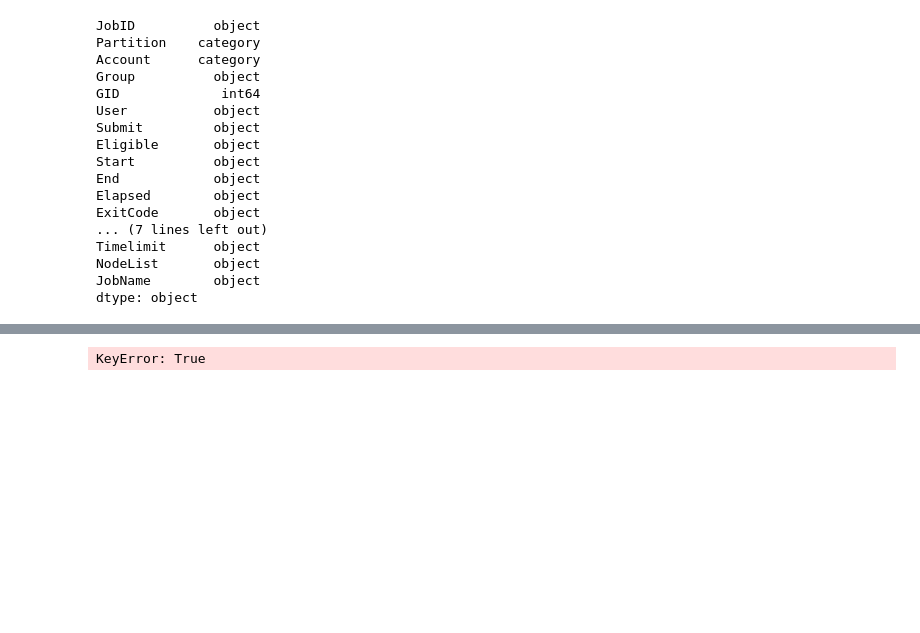
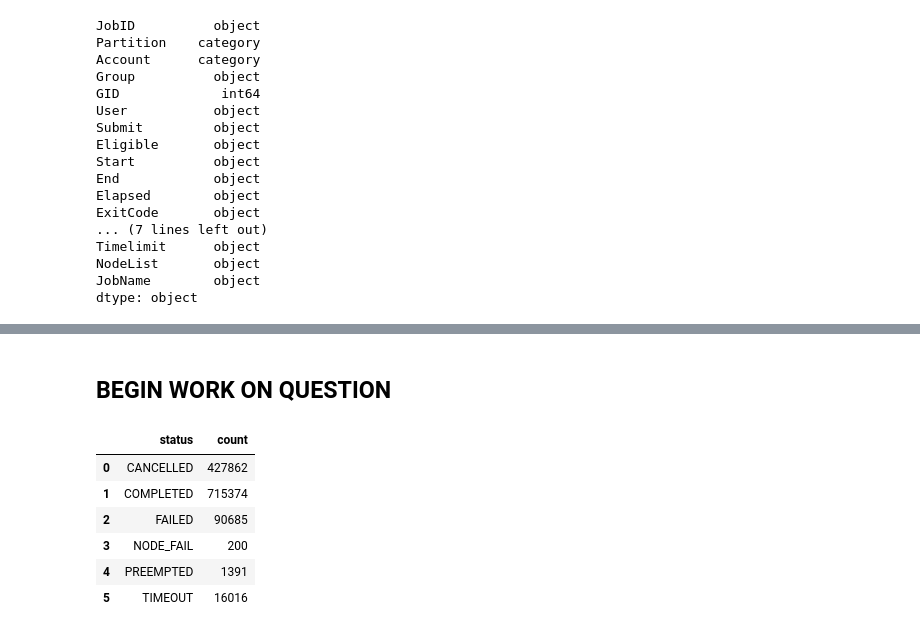
Before and after one commit to alexetalbott/data-question-2-accre-alex, a Jupyter notebook: accre_production.ipynb, the cells around one changed output, grey strips where cells are left out. Cells and saved outputs as stored; diff of their text form; code cells hidden in the pictures; blank space fills up the shorter version.

```diff
--- a/accre_production.ipynb
+++ b/accre_production.ipynb
@@ -133,11 +126,22 @@ Name: JobID, dtype: int64
 Name: Queue_Time, dtype: int64
-# %%
-#get list of state values ###WORKING HERE
-
-state_messages = accre.State.value_counts().to_frame().reset_index()
-state_messages = state_messages.rename({"index":"Status","State":"Count"},axis=1)
-condition1 = state_messages['Status' != 'COMPLETED']
-state_messages = state_messages[condition1]
-# %% [output]
-KeyError: True
+# %% [markdown]
+## BEGIN WORK ON QUESTION
+# %%
+#get count of status
+state_messages = accre.State.value_counts().to_frame().reset_index()
+state_messages.columns = ["status","count"]
+state_messages.head(20)
+
+import re
+condition = re.compile("CANCELLED by\s\d*")
+state_messages['status'] = state_messages.status.replace(to_replace=condition,value="CANCELLED")
+state_messages.groupby("status")["count"].sum().to_frame().reset_index()
+# %% [output]
+|  | status | count |
+| 0 | CANCELLED | 427862 |
+| 1 | COMPLETED | 715374 |
+| 2 | FAILED | 90685 |
+| 3 | NODE_FAIL | 200 |
+| 4 | PREEMPTED | 1391 |
+| 5 | TIMEOUT | 16016 |
 # %%
```
Also changed, not shown: parts of 31 cells of this notebook.
